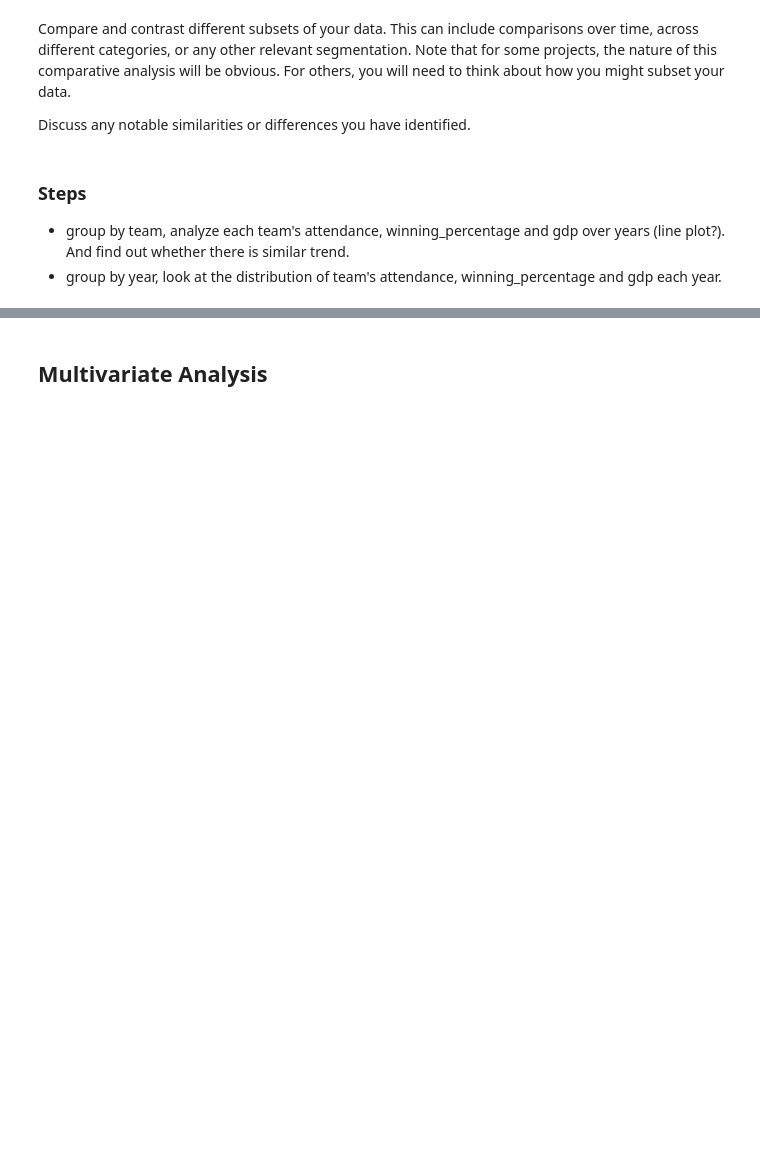
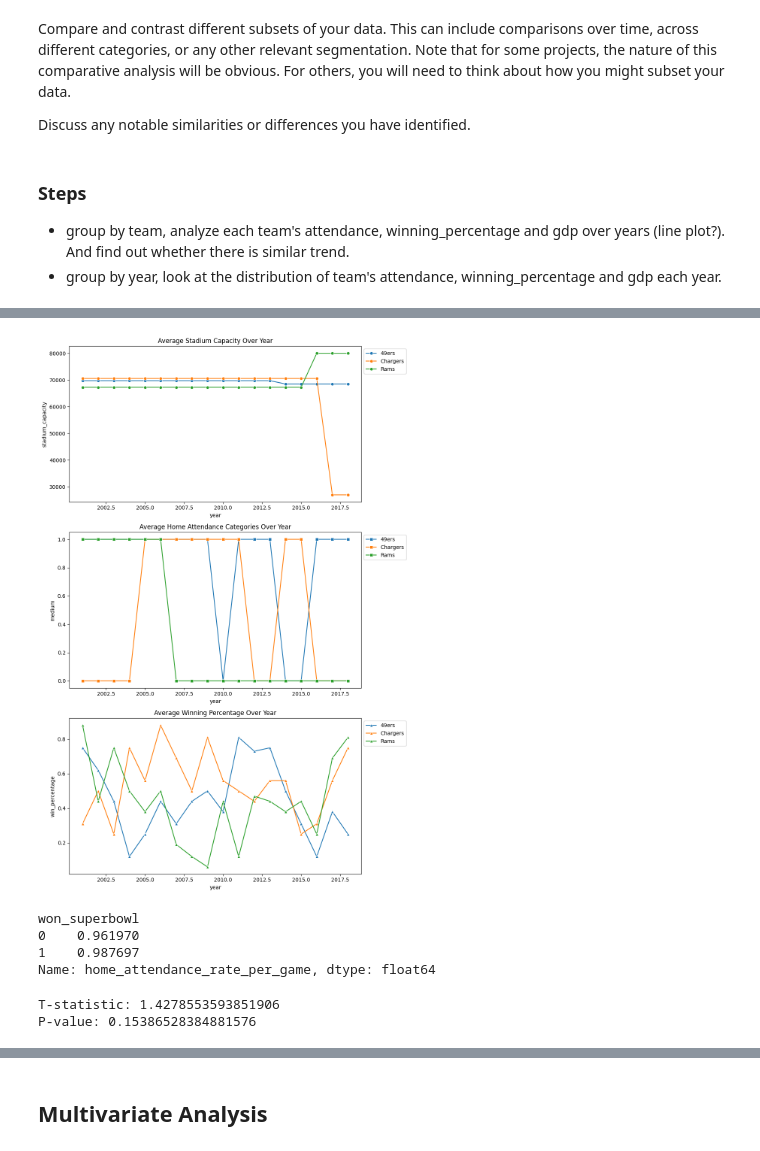
Before and after one commit to RaymoneXTY/SI618project_WN2024, a Jupyter notebook: part2-analysis.ipynb, the cells around one changed output, grey strips where cells are left out. Saved outputs shown, nothing was run; the diff lists cells and outputs as text; code cells hidden in the pictures; blank space fills up the shorter version.

```diff
--- a/part2-analysis.ipynb
+++ b/part2-analysis.ipynb
@@ -279,0 +557,56 @@ Discuss any notable similarities or differences you have identified.
+# %%
+# Analyze stadium capacity, home attendance categories, and win percentage for the 49ers, Rams, and Chargers
+team = final_dataset[(final_dataset['team_name'] == '49ers') | (final_dataset['team_name'] == 'Rams') | (final_dataset['team_name'] == 'Chargers')]
+average_stadium_capacity = team.groupby(['team_name', 'year'])['stadium_capacity'].mean().reset_index()
+average_home_attendance_categories = team.groupby(['team_name', 'year'])['home_attendance_categories'].value_counts(normalize=True).unstack().reset_index()
+average_winning_percentage = team.groupby(['team_name', 'year'])['win_percentage'].mean().reset_index()
+# %%
+# Improved plotting function
+def plot_graphs(data):
+    fig, ax = plt.subplots(3, 1, figsize=(10, 15))  # Increase figure size
+
+    # Stadium Capacity
+    sns.lineplot(data=data['average_stadium_capacity'], x='year', y='stadium_capacity', hue='team_name', ax=ax[0], marker='o')
+    ax[0].set_title('Average Stadium Capacity Over Year')
+    ax[0].legend(loc='upper left', bbox_to_anchor=(1, 1))  # Move legend out of plot
+
+    # Home Attendance Categories - Using a secondary axis if scales are very different
+    sns.lineplot(data=data['average_home_attendance_categories'], x='year', y='medium', hue='team_name', ax=ax[1], marker='s')
+    ax[1].set_title('Average Home Attendance Categories Over Year')
+    ax[1].legend(loc='upper left', bbox_to_anchor=(1, 1)) #bbox_to_anchor is used to move the legend outside the plot
+
+    # Win Percentage
+    sns.lineplot(data=data['average_winning_percentage'], x='year', y='win_percentage', hue='team_name', ax=ax[2], marker='^')
+    ax[2].set_title('Average Winning Percentage Over Year')
+    ax[2].legend(loc='upper left', bbox_to_anchor=(1, 1)) #bbox_to_anchor is used to move the legend outside the plot
+
+    plt.tight_layout()
+    plt.show()
+
+# Now call the function with your data
+plot_graphs({
+    'average_stadium_capacity': average_stadium_capacity,
+    'average_home_attendance_categories': average_home_attendance_categories,
+    'average_winning_percentage': average_winning_percentage
+})
+# %% [output]
+[figure, added]
+# %%
+# Compare the average home attendance rate per game between the teams that won the superbowl and the teams that did not
+final_dataset['won_superbowl'] = final_dataset['superbowl_winner'].apply(lambda x: 1 if x == True else 0)
+
+average_home_attendance_rate = final_dataset.groupby('won_superbowl')['home_attendance_rate_per_game'].mean()
+average_home_attendance_rate
+# %% [output]
+won_superbowl
+0    0.961970
+1    0.987697
+Name: home_attendance_rate_per_game, dtype: float64
+# %%
+# Stats test for the home_attendance_rate_per_game between the teams that won the superbowl and the teams that did not
+t_stat, p_value = stats.ttest_ind(final_dataset[final_dataset['won_superbowl'] == 1]['home_attendance_rate_per_game'], final_dataset[final_dataset['won_superbowl'] == 0]['home_attendance_rate_per_game'])
+print(f'T-statistic: {t_stat}')
+print(f'P-value: {p_value}')
+# %% [output]
+T-statistic: 1.4278553593851906
+P-value: 0.15386528384881576
```
Also changed, not shown: parts of 55 cells of this notebook.
